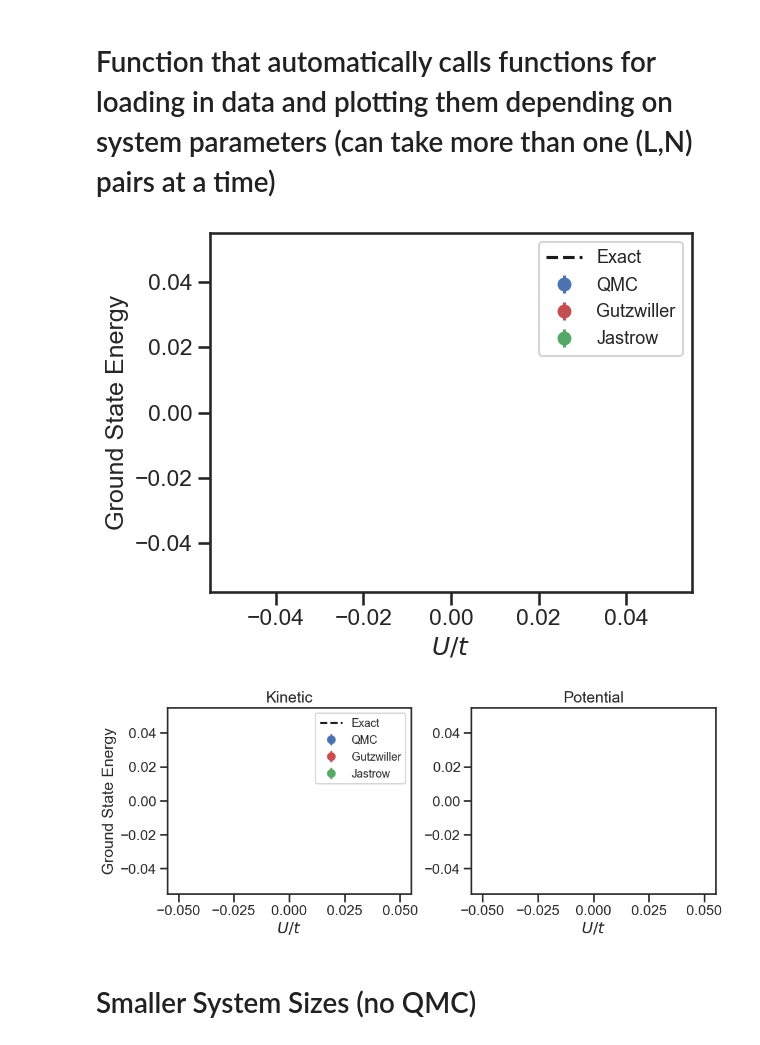
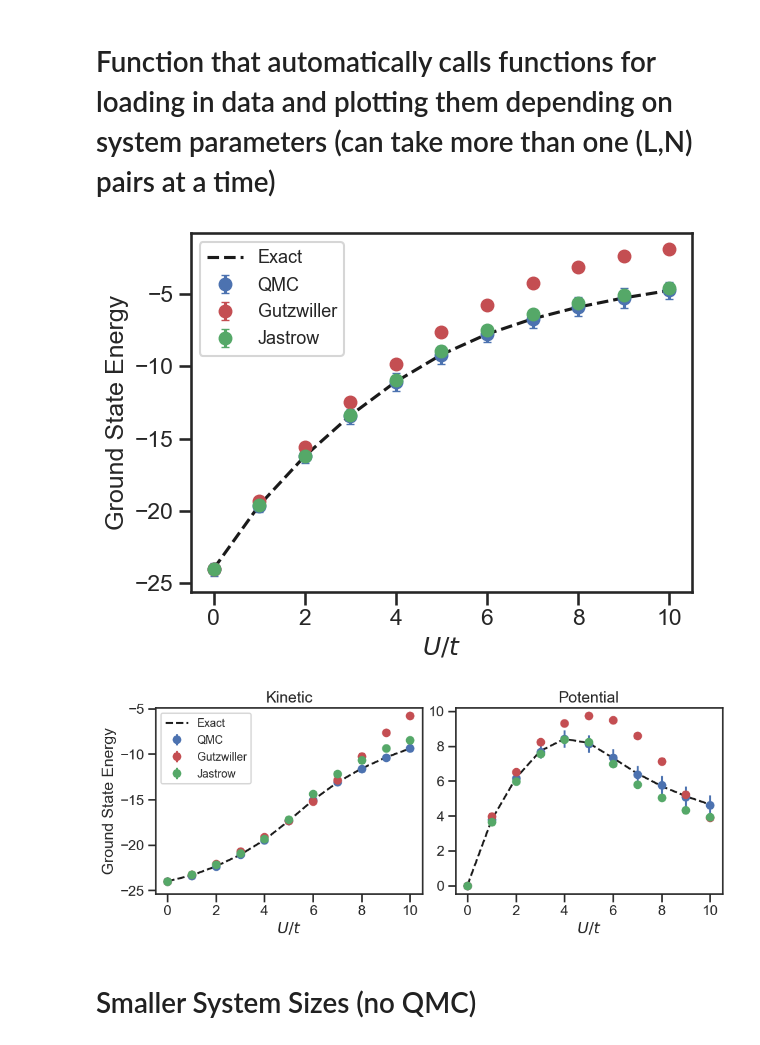
Before and after one commit to wmallah/Bose_Hubbard_VMC, a Jupyter notebook: VMCBoseHubbard/analysis_scripts/energy_comparison.ipynb, the cells around one changed output. Saved outputs shown, nothing was run; the diff lists cells and outputs as text; code cells hidden in the pictures.

```diff
--- a/VMCBoseHubbard/analysis_scripts/energy_comparison.ipynb
+++ b/VMCBoseHubbard/analysis_scripts/energy_comparison.ipynb
@@ -120,8 +120,8 @@ def build_benchmark_dataframe(L, N, base_dir="../data", dim="1D", type="C"):
 
     tag = f"L{L}_N{N}"
 
-    gutzwiller_path = f"{base_dir}/{type}/{dim}/{tag}/VMC_results.dat"
-    gutzwiller_parts_path = f"{base_dir}/{type}/{dim}/{tag}/VMC_energy_parts.dat"
+    gutzwiller_path = f"{base_dir}/{type}/{dim}/{tag}/gutzwiller/VMC_results.dat"
+    gutzwiller_parts_path = f"{base_dir}/{type}/{dim}/{tag}/gutzwiller/VMC_energy_parts.dat"
 
     jastrow_path = f"{base_dir}/{type}/{dim}/{tag}/jastrow_realspace/VMC_results.dat"
     jastrow_parts_path = f"{base_dir}/{type}/{dim}/{tag}/jastrow_realspace/VMC_energy_parts.dat"
@@ -454,11 +454,11 @@ def process_benchmark_setups(
 # %%
 # Define list of (L, N) pairs
 benchmark_pairs = [(12, 12)]
 
 # Run processing for all pairs
-process_benchmark_setups(benchmark_pairs, base_dir="../data", type="C", save_dir="./figures/", plot=True, plot_gutzwiller=True, plot_qmc=True)
+process_benchmark_setups(benchmark_pairs, base_dir="../data", type="C", save_dir="./figures/", plot=True, plot_gutzwiller=True, plot_qmc=True, plot_jastrow=True, plot_exact=True)
 # %% [output]
-[figure, old version]
+[figure, new version]
-[figure, old version]
+[figure, new version]
 # %% [markdown]
 # Smaller System Sizes (no QMC)
```
Also changed, not shown: parts of 5 cells of this notebook, 38 other files.
